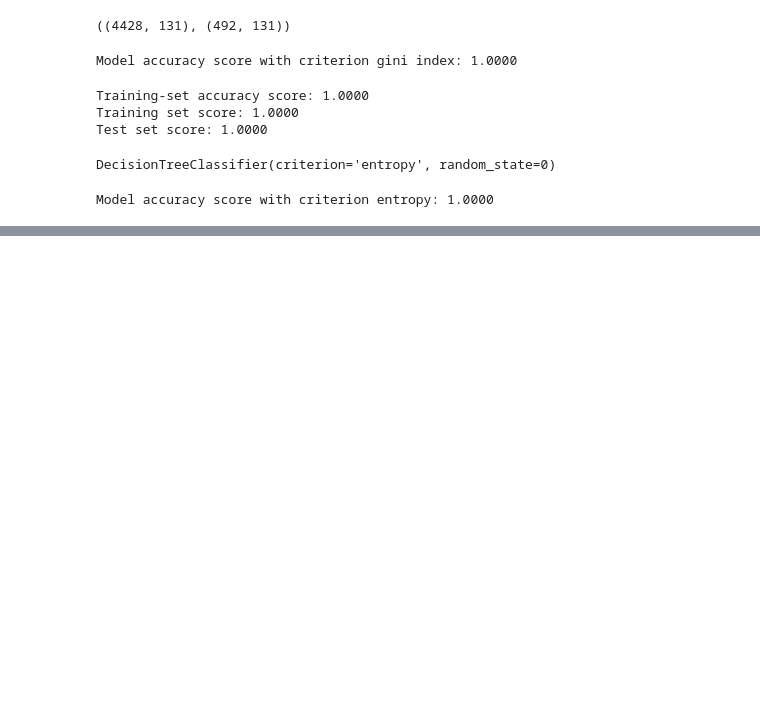
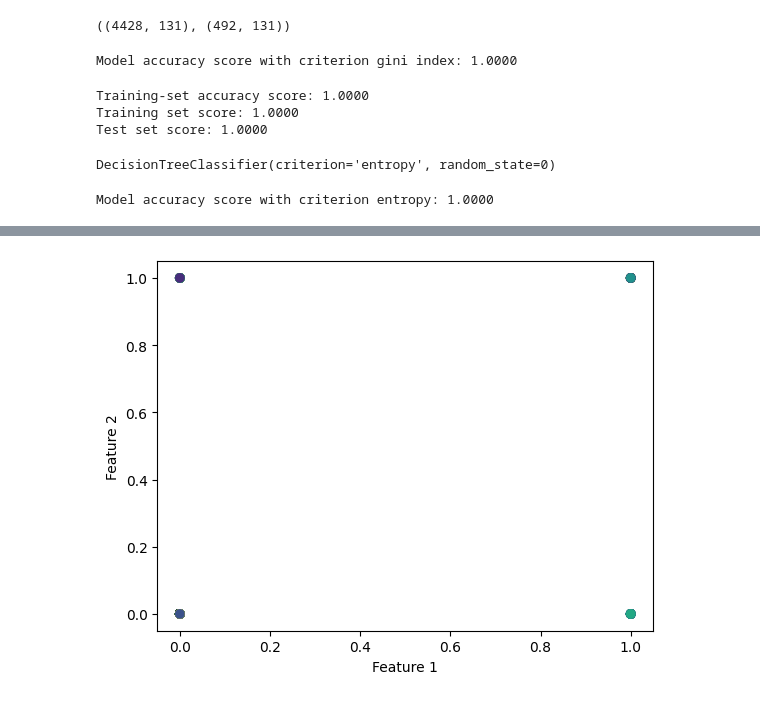
Before and after one commit to jumli-gazali/diagnese, a Jupyter notebook: Diagnese.ipynb, the cells around one changed output, grey strips where cells are left out. Cells and saved outputs as stored; diff of their text form; code cells hidden in the pictures; blank space fills up the shorter version.

```diff
--- a/Diagnese.ipynb
+++ b/Diagnese.ipynb
@@ -269,0 +372,22 @@ Accuracy: 0.0
+# %%
+import matplotlib.pyplot as plt
+
+# Mengubah label kelas prediksi menjadi numerik
+label_encoder = LabelEncoder()
+y_pred_labels_encoded = label_encoder.fit_transform(y_pred_labels)
+
+# Memilih dua fitur untuk divisualisasikan
+feature1 = X_test[:, 0]
+feature2 = X_test[:, 1]
+
+# Memplot titik-titik data dengan warna yang sesuai dengan kelas prediksi
+plt.scatter(feature1, feature2, c=y_pred_labels_encoded, cmap='viridis')
+
+# Menambahkan keterangan sumbu x dan y
+plt.xlabel('Feature 1')
+plt.ylabel('Feature 2')
+
+# Menampilkan plot
+plt.show()
+# %% [output]
+[figure, added]
```
Also changed, not shown: parts of 10 cells of this notebook.
